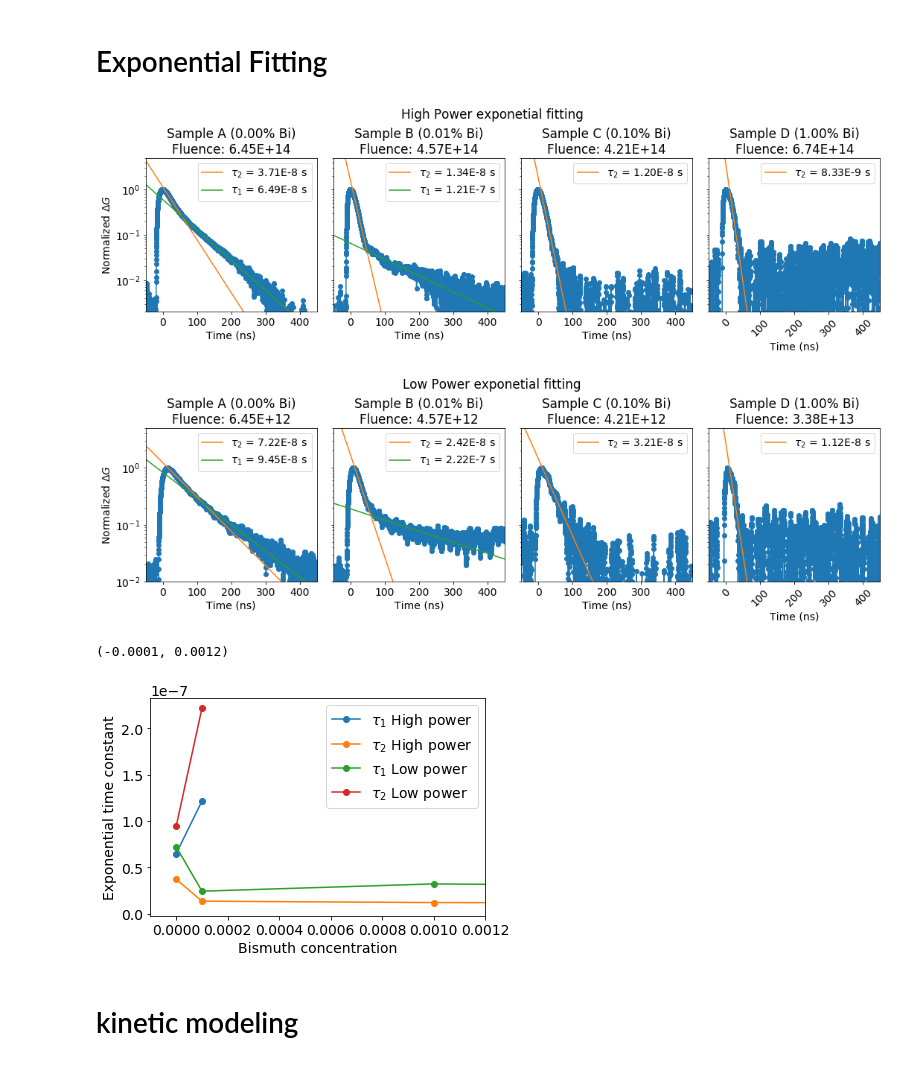
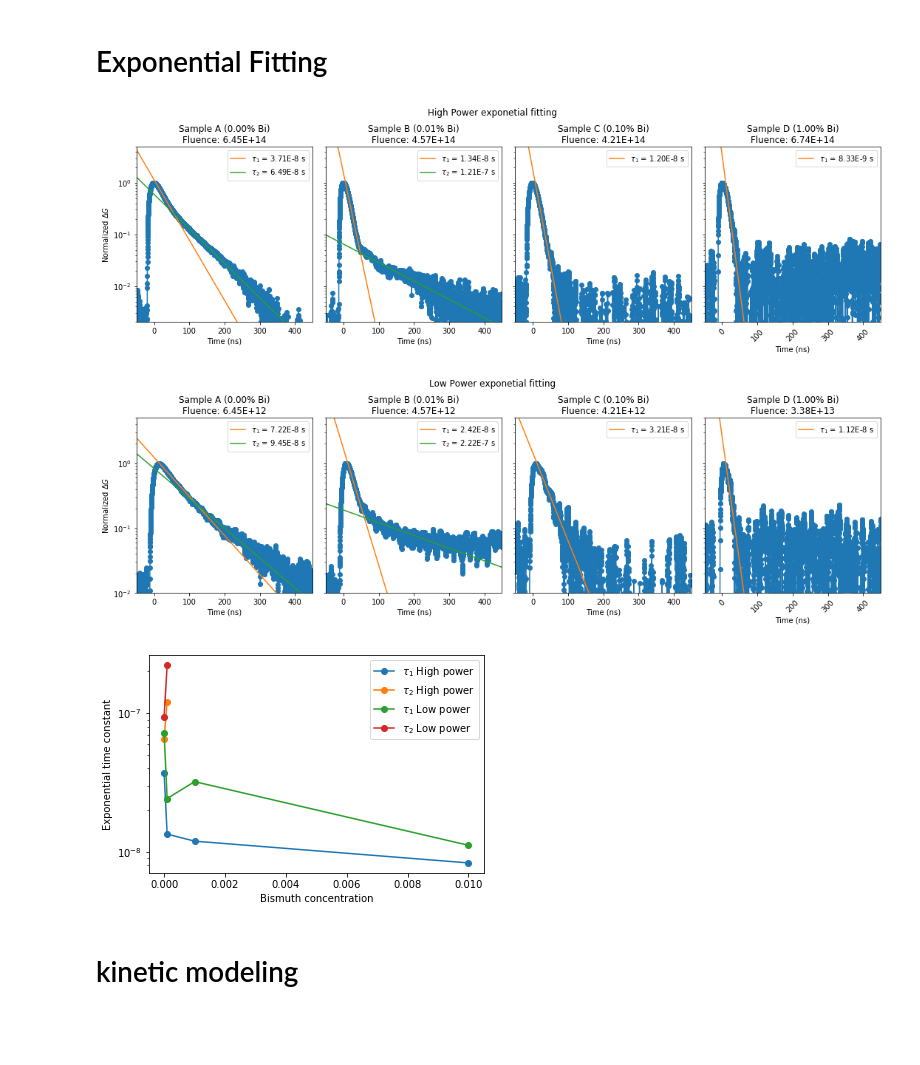
Before and after one commit to aspitarl/TRMC, a Jupyter notebook: 10-17-18.ipynb, the cells around one changed output. Saved outputs shown, nothing was run; the diff lists cells and outputs as text; code cells hidden in the pictures; blank space fills up the shorter version.

```diff
--- a/10-17-18.ipynb
+++ b/10-17-18.ipynb
@@ -88,7 +88,7 @@ dfs_V = {}
 
 for samp in fps:
     dfs_V[samp], back_V_csv = trmc.load(fps[samp], offsettime = 50e-9, sub_lowpow = True)
-    dfs_V[samp] = trmc.offsettime(dfs_V[samp])
+    dfs_V[samp] = trmc.offsettime(dfs_V[samp], timebefore = 50e-9, timeafter = 500-9)
 # %%
 fig, axes = plt.subplots(1,4, sharey = True, figsize = (20,4))
 
@@ -313,6 +313,7 @@ fig, ax = plt.subplots()
 ax.plot(Bi,maxmob, marker = 'o')
 ax.set_ylabel('Maximum $\phi\Sigma\mu \ (cm^2/Vs)$')
 ax.set_xlabel('Bismuth concentration')
-
-ax.set_xlim(-0.001,0.012)
+ax.set_yscale('log')
+# ax.set_xlim(-0.001,0.012)
+ax.set_ylim(1e-4,1e-2)
 # %% [output]
@@ -320,0 +324,9 @@ ax.set_xlim(-0.001,0.012)
+# %%
+dfs_cond_cut = dfs_cond.copy()
+
+for i, sample in enumerate(dfs_cond_cut):
+    maximum = dfs_cond_cut[sample]
+    dfs_cond_cut[sample] = dfs_cond_cut[sample][]
+
+
+df
@@ -331,7 +363,7 @@ tau2_hp = pd.Series(index = dofit_r1.keys())
 
 sampindex = {'A':0,'B':0,'C': 0,'D': 0 }
 
-for i, sample in enumerate(n):
+for i, sample in enumerate(dfs_cond):
     df = dfs_cond[sample]
     df = df/df.max()
     c_exp = df[df.columns[sampindex[sample]]]
@@ -345,40 +377,40 @@ for i, sample in enumerate(n):
         p = np.polyfit(c_exp[t_r1_1:t_r1_2].index,np.log(abs(c_exp[t_r1_1:t_r1_2])),1)
         fitline =  np.exp(p[1]+ p[0]*c_exp.index)
         tau = abs(1/p[0])
-        ax.plot(c_exp.index,fitline,label = ("$\\tau _2$ = " + str("{:0.2E}".format(tau).replace("E-0", "E-") + " s" )))
-        tau2_hp[sample] = tau
+        ax.plot(c_exp.index,fitline,label = ("$\\tau _1$ = " + str("{:0.2E}".format(tau).replace("E-0", "E-") + " s" )))
+        tau1_hp[sample] = tau
     else:
-        tau2_hp[sample] = np.nan
+        tau1_hp[sample] = np.nan
 
 
     t_r2_1 = 50e-9
     t_r2_2 = 200e-9
     if(dofit_r2[sample]):
         p = np.polyfit(c_exp[t_r2_1:t_r2_2].index,np.log(abs(c_exp[t_r2_1:t_r2_2])),1)
         fitline =  np.exp(p[1]+ p[0]*c_exp.index)
         tau = abs(1/p[0])
-        ax.plot(c_exp.index,fitline,label = ("$\\tau _1$ = " + str("{:0.2E}".format(tau).replace("E-0", "E-") + " s" )))
-        tau1_hp[sample] = tau
+        ax.plot(c_exp.index,fitline,label = ("$\\tau _2$ = " + str("{:0.2E}".format(tau).replace("E-0", "E-") + " s" )))
+        tau2_hp[sample] = tau
     else:
-        tau1_hp[sample] = np.nan
+        tau2_hp[sample] = np.nan
 
     plt.xticks(rotation=45)
     ax.set_xlim(-50e-9,.45e-6)
     ax.set_xlabel('Time (ns)')
     expf = exp_formatter(-9)
     ax.xaxis.set_major_formatter(FuncFormatter(expf.format_func))
     ax.xaxis.get_offset_text().set_visible(False)
     ax.set_title(labels[sample] + "\nFluence: " + "{:0.2E}".format(df.columns[sampindex[sample]]))
     ax.legend(loc="upper right")
 
 axes[0].set_yscale('log')
 axes[0].set_ylabel('Normalized $\Delta G$')
 axes[0].set_ylim(2e-3,5)
 
 fig.suptitle('High Power exponetial fitting')
 fig.tight_layout(rect=[0, 0.03, 1, 0.95])
 # %% [output]
-[figure, old version]
+[figure, new version]
 # %%
 fig, axes = plt.subplots(1,4, figsize = (15,5), sharey = True)
 
@@ -390,7 +422,7 @@ sampindex = {'A':-1,'B':-2,'C': -1,'D': -2 }
 tau1_lp = pd.Series(index = dofit_r1.keys())
 tau2_lp = pd.Series(index = dofit_r1.keys())
 
-for i, sample in enumerate(n):
+for i, sample in enumerate(dfs_cond):
     df = dfs_cond[sample]
     df = df/df.max()
     c_exp = df[df.columns[sampindex[sample]]]
@@ -404,10 +436,10 @@ for i, sample in enumerate(n):
         p = np.polyfit(c_exp[t_r1_1:t_r1_2].index,np.log(abs(c_exp[t_r1_1:t_r1_2])),1)
         fitline =  np.exp(p[1]+ p[0]*c_exp.index)
         tau = abs(1/p[0])
-        ax.plot(c_exp.index,fitline,label = ("$\\tau _2$ = " + str("{:0.2E}".format(tau).replace("E-0", "E-") + " s" )))
-        tau2_lp[sample] = tau
+        ax.plot(c_exp.index,fitline,label = ("$\\tau _1$ = " + str("{:0.2E}".format(tau).replace("E-0", "E-") + " s" )))
+        tau1_lp[sample] = tau
     else:
-        tau2_lp[sample] = np.nan
+        tau1_lp[sample] = np.nan
 
     t_r2_1 = 50e-9
     t_r2_2 = 300e-9
@@ -415,10 +447,10 @@ for i, sample in enumerate(n):
         p = np.polyfit(c_exp[t_r2_1:t_r2_2].index,np.log(abs(c_exp[t_r2_1:t_r2_2])),1)
         fitline =  np.exp(p[1]+ p[0]*c_exp.index)
         tau = abs(1/p[0])
-        ax.plot(c_exp.index,fitline,label = ("$\\tau _1$ = " + str("{:0.2E}".format(tau).replace("E-0", "E-") + " s" )))
-        tau1_lp[sample] = tau
+        ax.plot(c_exp.index,fitline,label = ("$\\tau _2$ = " + str("{:0.2E}".format(tau).replace("E-0", "E-") + " s" )))
+        tau2_lp[sample] = tau
     else:
-        tau1_lp[sample] = np.nan
+        tau2_lp[sample] = np.nan
 
 
     plt.xticks(rotation=45)
@@ -437,7 +469,7 @@ axes[0].set_ylim(10e-3,5)
 fig.suptitle('Low Power exponetial fitting')
 fig.tight_layout(rect=[0, 0.03, 1, 0.95])
 # %% [output]
-[figure, old version]
+[figure, new version]
 # %%
 Bi = pd.Series([0,0.0001,0.001,0.01], index = labels.keys())
 
@@ -450,11 +482,10 @@ ax.plot(Bi,tau2_lp, marker = 'o', label = "$\\tau _2$ Low power")
 ax.legend()
 ax.set_ylabel('Exponential time constant')
 ax.set_xlabel('Bismuth concentration')
-
-ax.set_xlim(-0.0001,0.0012)
+ax.set_yscale('log')
+# ax.set_xlim(-0.0001,0.0011)
 # %% [output]
-(-0.0001, 0.0012)
-[figure, old version]
+[figure, new version]
 # %% [markdown]
 # kinetic modeling
 # %%
```
Also changed, not shown: parts of 11 cells of this notebook, 1 other file.
